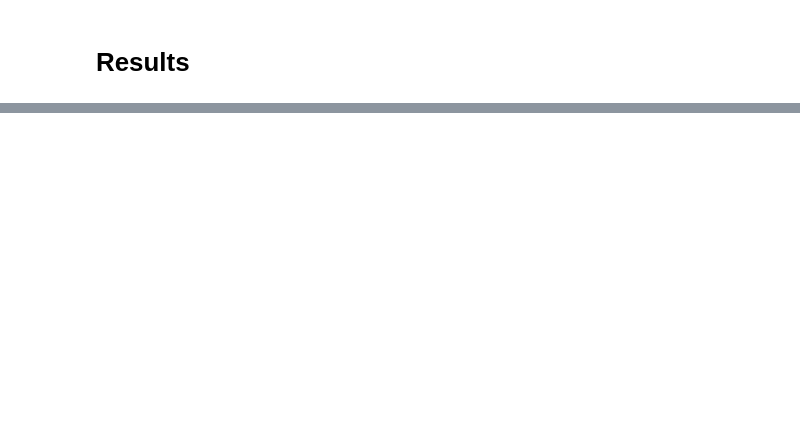
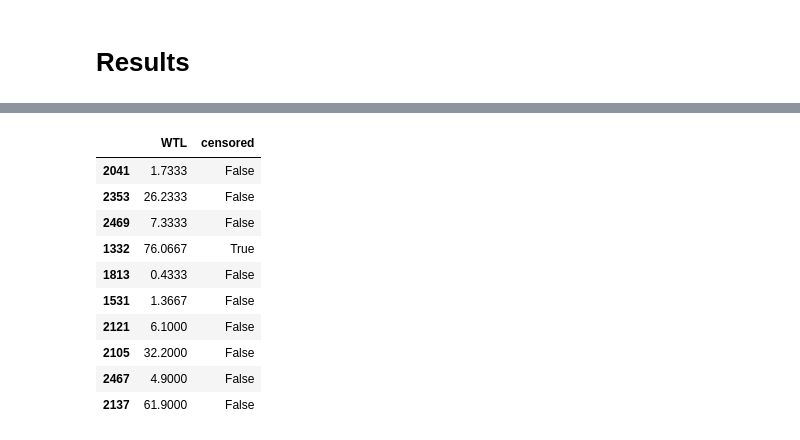
Before and after one commit to LIA-UniBo/Liver_transplant, a Jupyter notebook: Survival_Before_Transplant.ipynb, the cells around one changed output, grey strips where cells are left out. Drawn from its saved outputs; the diff is of its cells as text; code cells hidden in the pictures; blank space fills up the shorter version.

```diff
--- a/Survival_Before_Transplant.ipynb
+++ b/Survival_Before_Transplant.ipynb
@@ -357,0 +356,14 @@ fpr, tpr, thresholds = metrics.roc_curve(y_test['censored'], y_pred, pos_label=1
+# %%
+y_test.head(10)
+# %% [output]
+|  | WTL | censored |
+| 2041 | 1.7333 | False |
+| 2353 | 26.2333 | False |
+| 2469 | 7.3333 | False |
+| 1332 | 76.0667 | True |
+| 1813 | 0.4333 | False |
+| 1531 | 1.3667 | False |
+| 2121 | 6.1000 | False |
+| 2105 | 32.2000 | False |
+| 2467 | 4.9000 | False |
+| 2137 | 61.9000 | False |
```
Also changed, not shown: parts of 26 cells of this notebook.
